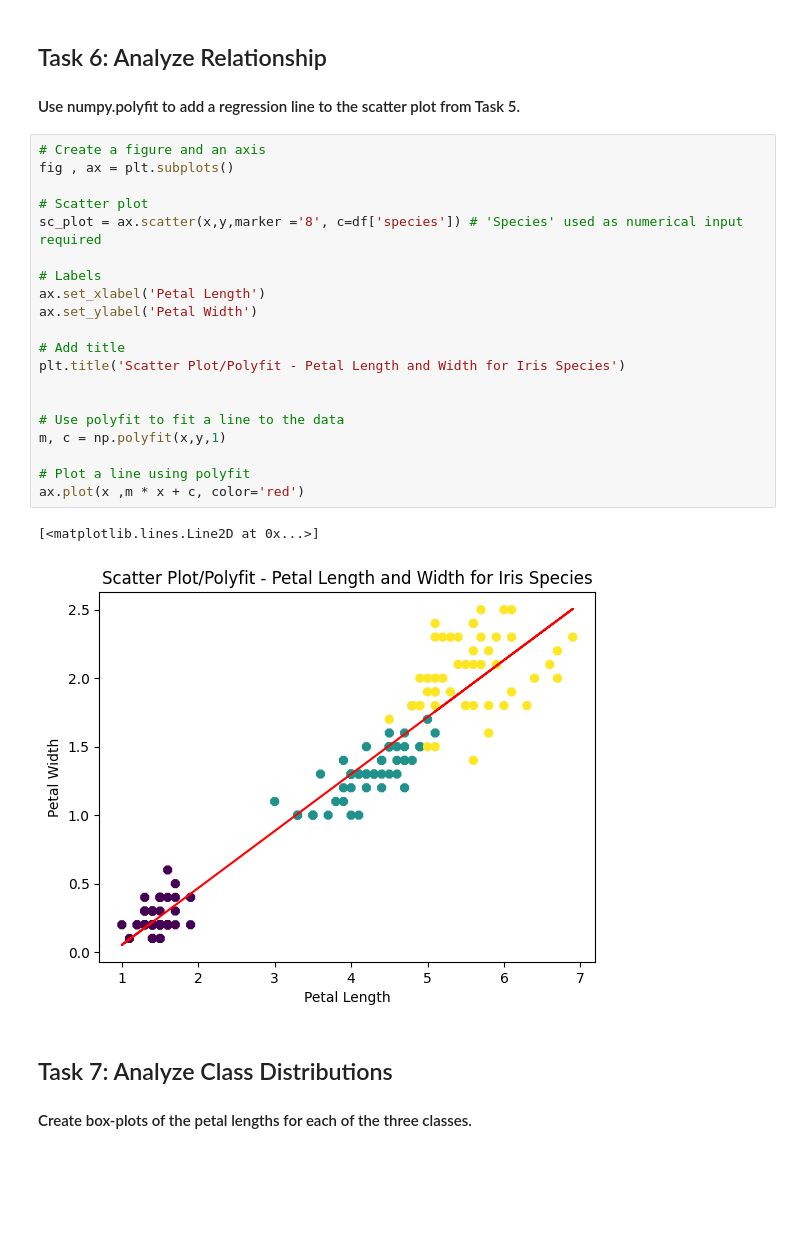
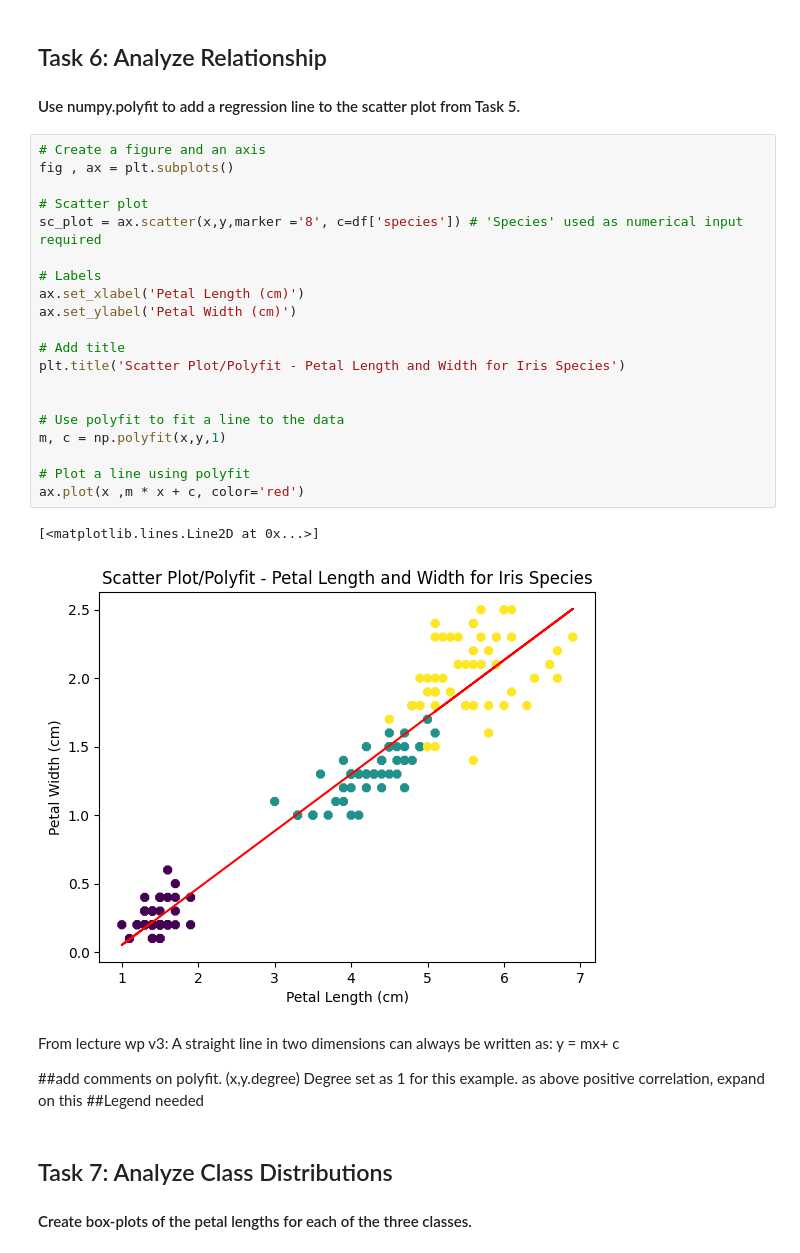
Before and after one commit to Mr-Scarf/principles_of_data_analytics, a Jupyter notebook: tasks.ipynb, the cells around one changed output. Saved outputs shown, nothing was run; the diff lists cells and outputs as text; blank space fills up the shorter version.

```diff
--- a/tasks.ipynb
+++ b/tasks.ipynb
@@ -319,26 +319,33 @@ Legend needed for visual aid.
 # %%
 # Create a figure and an axis
 fig , ax = plt.subplots()
 
 # Scatter plot
 sc_plot = ax.scatter(x,y,marker ='8', c=df['species']) # 'Species' used as numerical input required
 
 # Labels
-ax.set_xlabel('Petal Length')
-ax.set_ylabel('Petal Width')
+ax.set_xlabel('Petal Length (cm)')
+ax.set_ylabel('Petal Width (cm)')
 
 # Add title
 plt.title('Scatter Plot/Polyfit - Petal Length and Width for Iris Species')
 
 
 # Use polyfit to fit a line to the data
 m, c = np.polyfit(x,y,1)
 
 # Plot a line using polyfit
 ax.plot(x ,m * x + c, color='red')
 # %% [output]
 [<matplotlib.lines.Line2D at 0x...>]
-[figure, old version]
+[figure, new version]
+# %% [markdown]
+From lecture wp v3: A straight line in two dimensions can always be written as:
+y = mx+ c
+
+##add comments on polyfit. (x,y.degree) Degree set as 1 for this example.
+as above positive correlation, expand on this
+##Legend needed
 # %% [markdown]
 ## Task 7: Analyze Class Distributions
 
```
Also changed, not shown: parts of 3 cells of this notebook.
